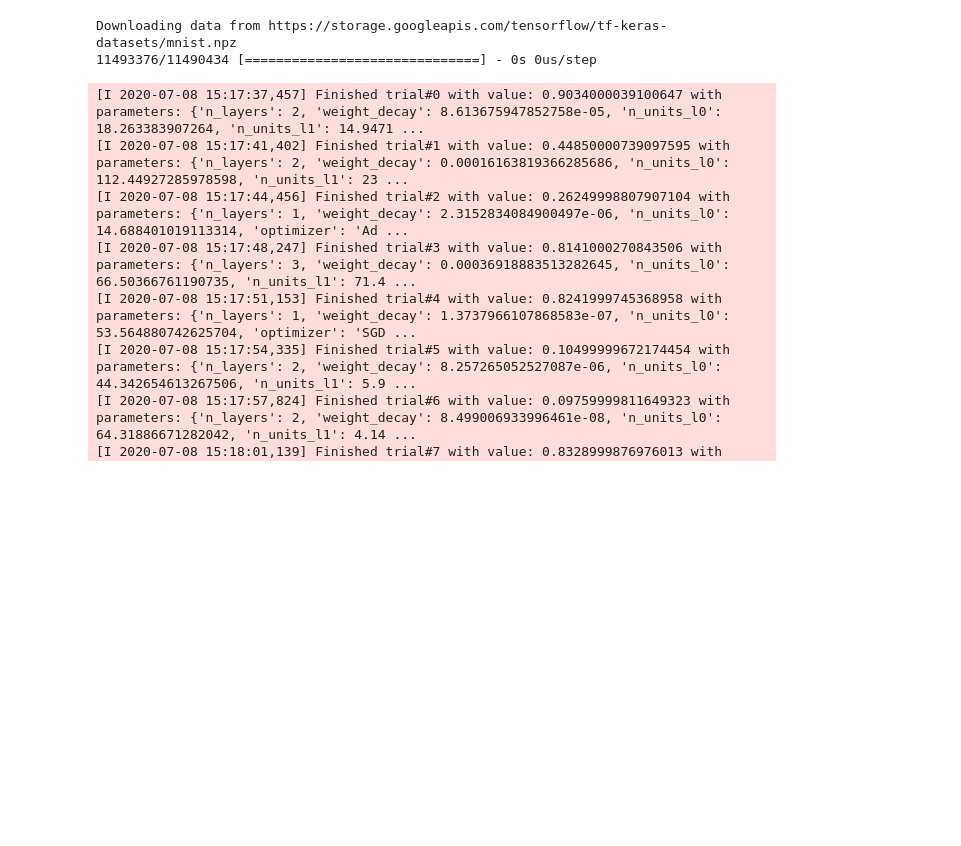
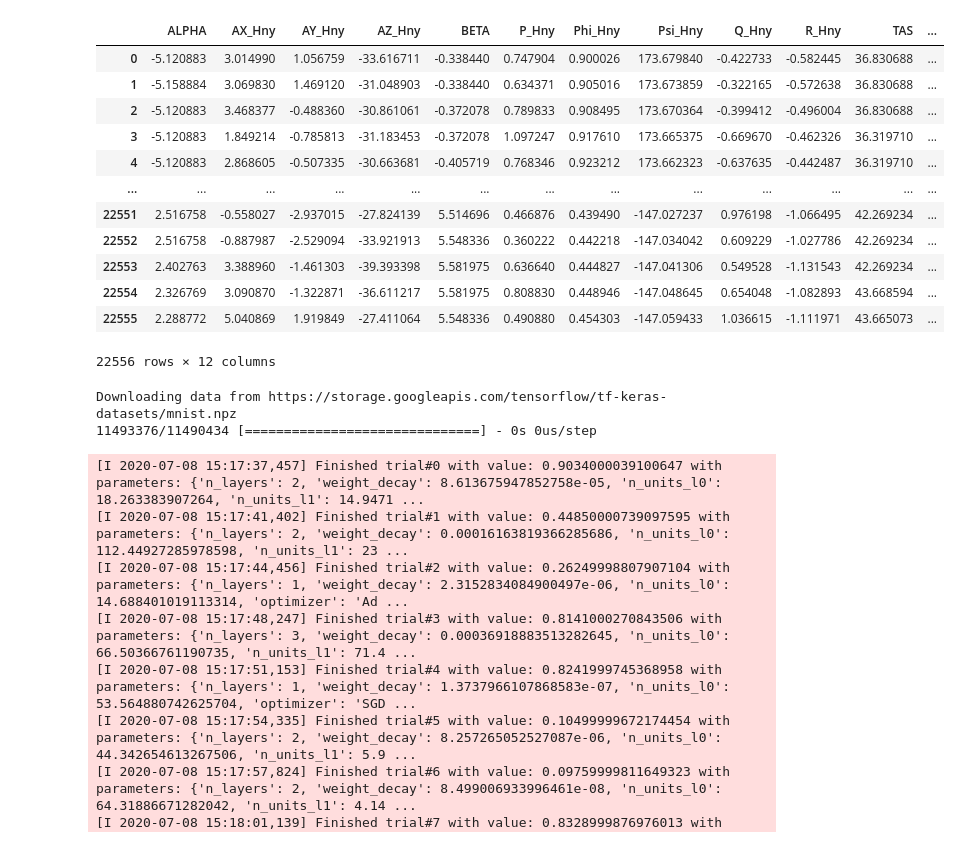
Before and after one commit to Hamza1122/ML-OPT, a Jupyter notebook: Untitled93.ipynb, the cells around one changed output. Saved outputs shown, nothing was run; the diff lists cells and outputs as text; code cells hidden in the pictures; blank space fills up the shorter version.

```diff
--- a/Untitled93.ipynb
+++ b/Untitled93.ipynb
@@ -27 +27,7 @@ Installing collected packages: Mako, python-editor, alembic, pbr, stevedore, col
 Successfully installed Mako-1.1.3 alembic-1.4.2 cliff-3.3.0 cmaes-0.5.1 cmd2-1.1.0 colorama-0.4.3 colorlog-4.1.0 optuna-1.5.0 pbr-5.4.5 pyperclip-1.8.0 python-editor-1.0.4 stevedore-2.0.1
+# %%
+#cd drive/My Drive
+import pandas as pd
+df=pd.read_csv('A054392_r17.csv')
+df.head(100)
+print(df.isnull().sum())
@@ -27,0 +47,26 @@ Successfully installed Mako-1.1.3 alembic-1.4.2 cliff-3.3.0 cmaes-0.5.1 cmd2-1.1
+# %%
+body_axis_velocities=df[['TAS','ALPHA','BETA']]
+body_axis_rates=df[['P_Hny','Q_Hny','R_Hny']]
+body_axis_attitudes=df[['Theta_Hny','Phi_Hny','Psi_Hny']]
+body_axis_accelerations=df[['AX_Hny','AY_Hny','AZ_Hny']]
+
+input_vector=df[['sp_lon_c','sp_lat_c','sp_ped_c','sp_col_c','RotorRPM']]
+# %%
+df=body_axis_velocities.add(body_axis_rates, fill_value=0)
+df1=body_axis_attitudes.add(body_axis_accelerations, fill_value=0)
+output=df1.add(df,fill_value=0)
+output
+# %% [output]
+|  | ALPHA | AX_Hny | AY_Hny | AZ_Hny | BETA | P_Hny | Phi_Hny | Psi_Hny | Q_Hny | R_Hny | TAS | ... |
+| 0 | -5.120883 | 3.014990 | 1.056759 | -33.616711 | -0.338440 | 0.747904 | 0.900026 | 173.679840 | -0.422733 | -0.582445 | 36.830688 | ... |
+| 1 | -5.158884 | 3.069830 | 1.469120 | -31.048903 | -0.338440 | 0.634371 | 0.905016 | 173.673859 | -0.322165 | -0.572638 | 36.830688 | ... |
+| 2 | -5.120883 | 3.468377 | -0.488360 | -30.861061 | -0.372078 | 0.789833 | 0.908495 | 173.670364 | -0.399412 | -0.496004 | 36.830688 | ... |
+| 3 | -5.120883 | 1.849214 | -0.785813 | -31.183453 | -0.372078 | 1.097247 | 0.917610 | 173.665375 | -0.669670 | -0.462326 | 36.319710 | ... |
+| 4 | -5.120883 | 2.868605 | -0.507335 | -30.663681 | -0.405719 | 0.768346 | 0.923212 | 173.662323 | -0.637635 | -0.442487 | 36.319710 | ... |
+| ... | ... | ... | ... | ... | ... | ... | ... | ... | ... | ... | ... | ... |
+| 22551 | 2.516758 | -0.558027 | -2.937015 | -27.824139 | 5.514696 | 0.466876 | 0.439490 | -147.027237 | 0.976198 | -1.066495 | 42.269234 | ... |
+| 22552 | 2.516758 | -0.887987 | -2.529094 | -33.921913 | 5.548336 | 0.360222 | 0.442218 | -147.034042 | 0.609229 | -1.027786 | 42.269234 | ... |
+| 22553 | 2.402763 | 3.388960 | -1.461303 | -39.393398 | 5.581975 | 0.636640 | 0.444827 | -147.041306 | 0.549528 | -1.131543 | 42.269234 | ... |
+| 22554 | 2.326769 | 3.090870 | -1.322871 | -36.611217 | 5.581975 | 0.808830 | 0.448946 | -147.048645 | 0.654048 | -1.082893 | 43.668594 | ... |
+| 22555 | 2.288772 | 5.040869 | 1.919849 | -27.411064 | 5.548336 | 0.490880 | 0.454303 | -147.059433 | 1.036615 | -1.111971 | 43.665073 | ... |
+22556 rows × 12 columns
```
Also changed, not shown: parts of 5 cells of this notebook.
